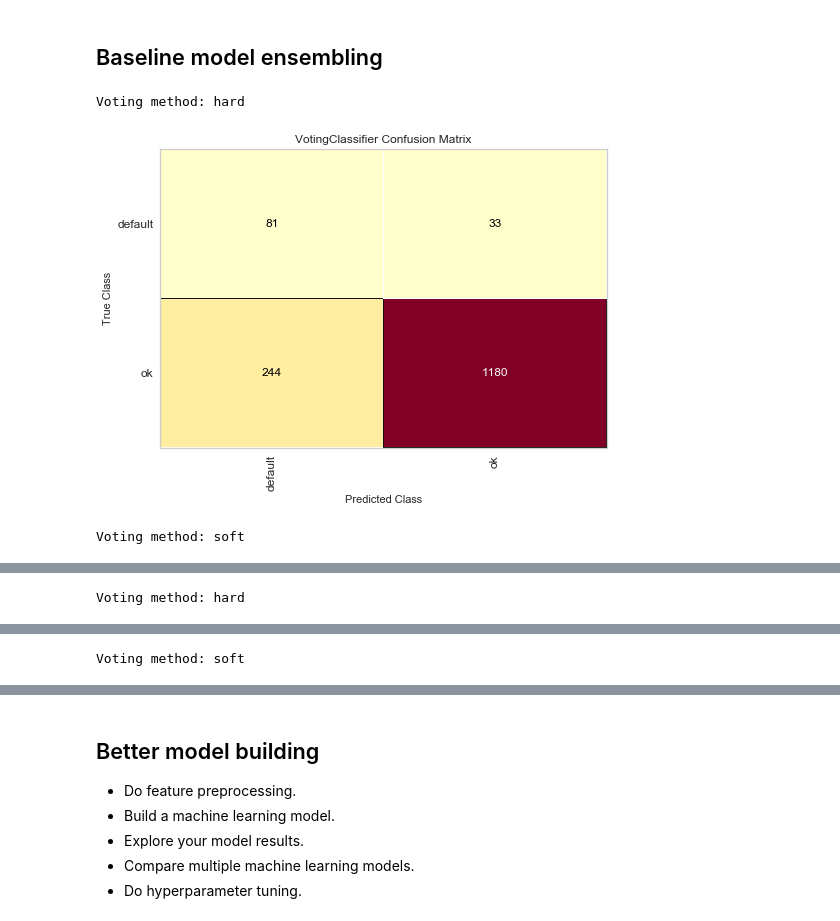
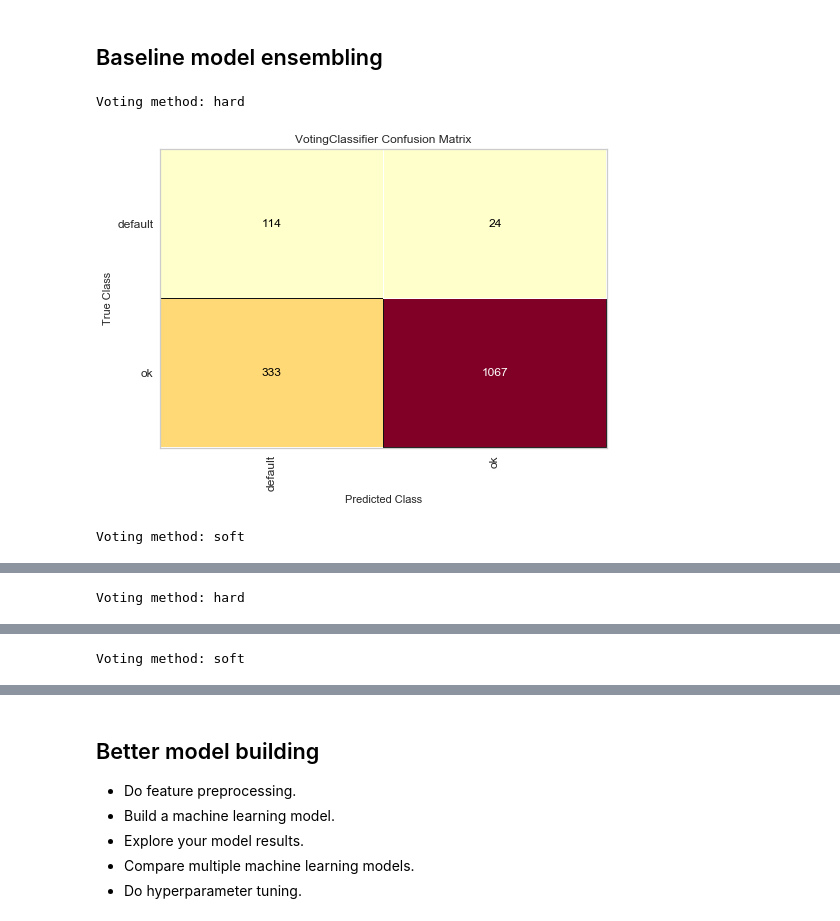
Before and after one commit to ValdemarQ/competitions, a Jupyter notebook: Finbee/C - Class project - Finbee - Predicting who will default on loans.ipynb, the cells around one changed output, grey strips where cells are left out. Saved outputs shown, nothing was run; the diff lists cells and outputs as text; code cells hidden in the pictures.

```diff
--- a/Finbee/C - Class project - Finbee - Predicting who will default on loans.ipynb
+++ b/Finbee/C - Class project - Finbee - Predicting who will default on loans.ipynb
@@ -1840,0 +1901,35 @@ for classifier in classifiers:
+# %%
+from sklearn.model_selection import GridSearchCV, RandomizedSearchCV
+
+
+# Number of trees in random forest
+n_estimators = [int(x) for x in np.linspace(start = 100, stop = 2000, num = 10)]
+# Maximum number of levels in tree
+max_depth = [int(x) for x in np.linspace(10, 110, num = 11)]
+max_depth.append(None)
+# Minimum number of samples required to split a node
+min_samples_split = [2, 5, 10]
+# Minimum number of samples required at each leaf node
+min_samples_leaf = [1, 2, 4]
+# Method of selecting samples for training each tree
+learning_rate = [0.1,0.5,1]
+
+pipe = Pipeline(steps=[('preprocessor', preprocessor),
+                      ('clf', ada)])
+
+parameters = {'clf__n_estimators': n_estimators,
+              'clf__learning_rate': learning_rate,
+               #'clf__max_features': max_features,
+               #'clf__max_depth': max_depth,
+               #'clf__min_samples_split': min_samples_split,
+               #'clf__min_samples_leaf': min_samples_leaf,
+               #'clf__bootstrap': bootstrap
+             }
+
+rg_cv = GridSearchCV(pipe, parameters, scoring=my_func, n_jobs = -1)
+
+rg_cv.fit(X, y)
+#tn, fp, fn, tp = confusion_matrix(test.loan_status, rg_cv.predict(test[top_feat])).ravel()
+#print(fp)
+print(rg_cv.best_params_)
+pd.DataFrame(rg_cv.cv_results_)
@@ -1842,25 +1956,31 @@ for classifier in classifiers:
 ## Baseline model ensembling
 # %%
 from sklearn.ensemble import VotingClassifier
-estimators=[('ada', ada), ('gbc', gbc), ('xgb', xgb)]
+
+estimators=[('xgb',xgb),('ada', ada),  ] #('gbc', gbc),
 
 votes = ['hard','soft']
+#hard - uses predicted class labels for majority rule voting.
+#soft - very individual classifier provides a probability value that a specific data point belongs to a particular target class,
+#       predictions are weighted by the classifier's importance and summed up
+
 
 sets = [valid,test]
+
 
 for test_set in sets:
     for vote in votes:
         print('Voting method:',vote,)
         pipe = Pipeline(steps=[('preprocessor', preprocessor),
                       ('classifier', VotingClassifier(estimators, voting=vote))])
         pipe.fit(X_train, y_train)
 
         #Confusion matrix
         cm = ConfusionMatrix(pipe, classes=target_names)
         cm.fit(X_train, y_train)
         cm.score(test_set[baseline_features], test_set.loan_status)
         cm.show()
 # %% [output]
 Voting method: hard
-[figure, old version]
+[figure, new version]
 Voting method: soft
```
Also changed, not shown: parts of 30 cells of this notebook.
